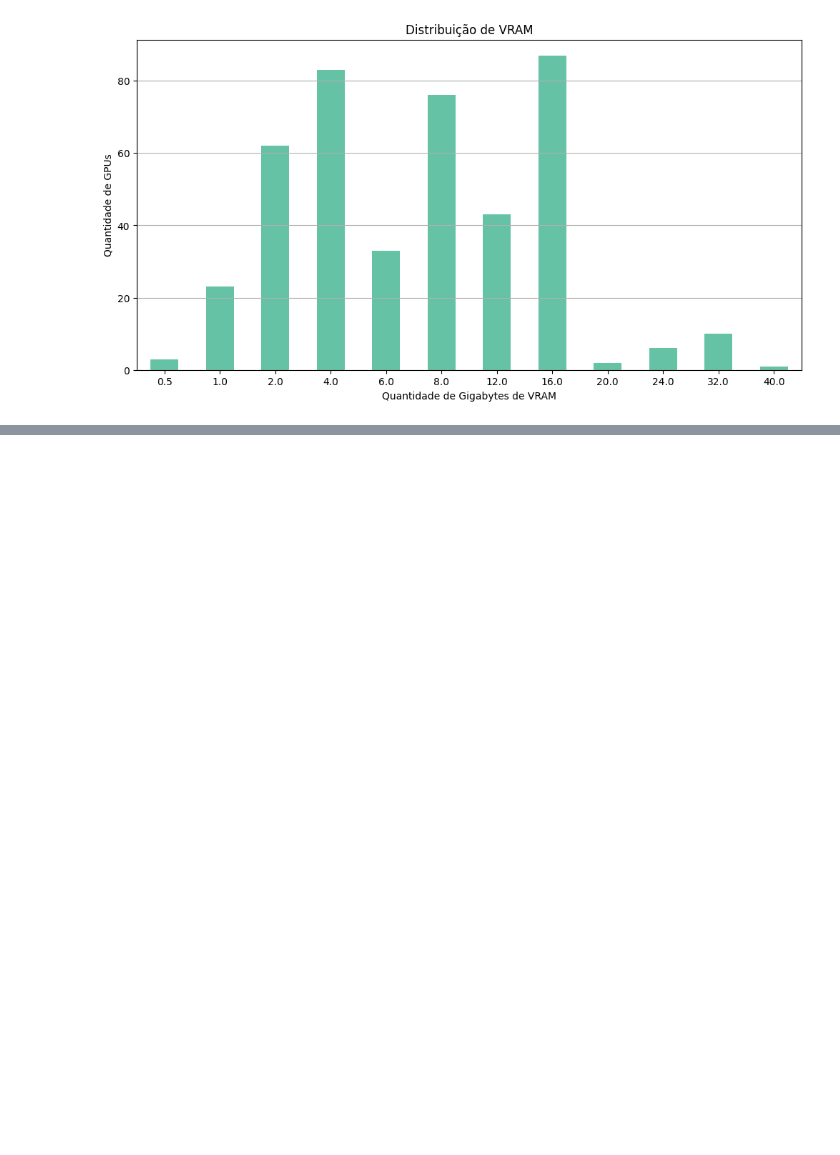
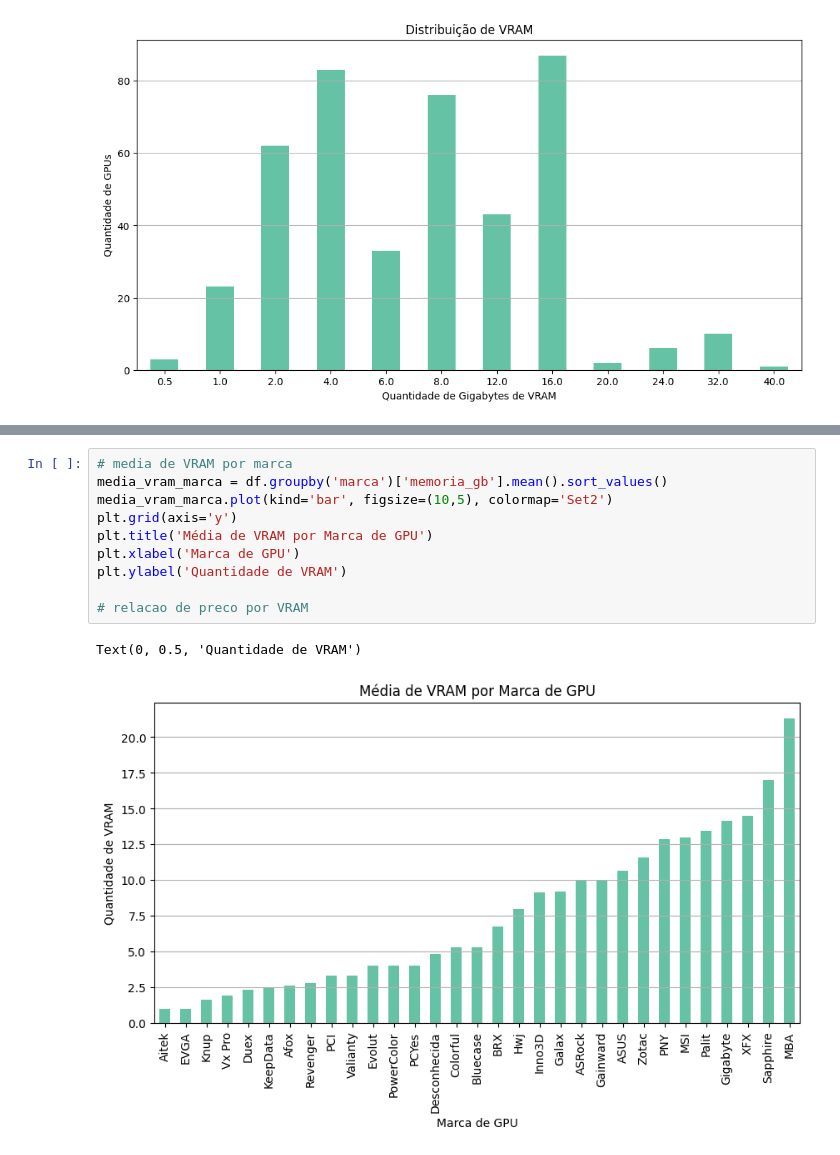
Before and after one commit to IIIgorMoura/web_scraping_dinamico, a Jupyter notebook: analise.ipynb, the cells around one changed output, grey strips where cells are left out. Drawn from its saved outputs; the diff is of its cells as text; blank space fills up the shorter version.

```diff
--- a/analise.ipynb
+++ b/analise.ipynb
@@ -143,0 +145,13 @@ Média de VRAM das GPUs em geral: 8.714452214452214
+# %%
+# media de VRAM por marca
+media_vram_marca = df.groupby('marca')['memoria_gb'].mean().sort_values()
+media_vram_marca.plot(kind='bar', figsize=(10,5), colormap='Set2')
+plt.grid(axis='y')
+plt.title('Média de VRAM por Marca de GPU')
+plt.xlabel('Marca de GPU')
+plt.ylabel('Quantidade de VRAM')
+
+# relacao de preco por VRAM
+# %% [output]
+Text(0, 0.5, 'Quantidade de VRAM')
+[figure, added]
```
Also changed, not shown: parts of 2 cells of this notebook.
